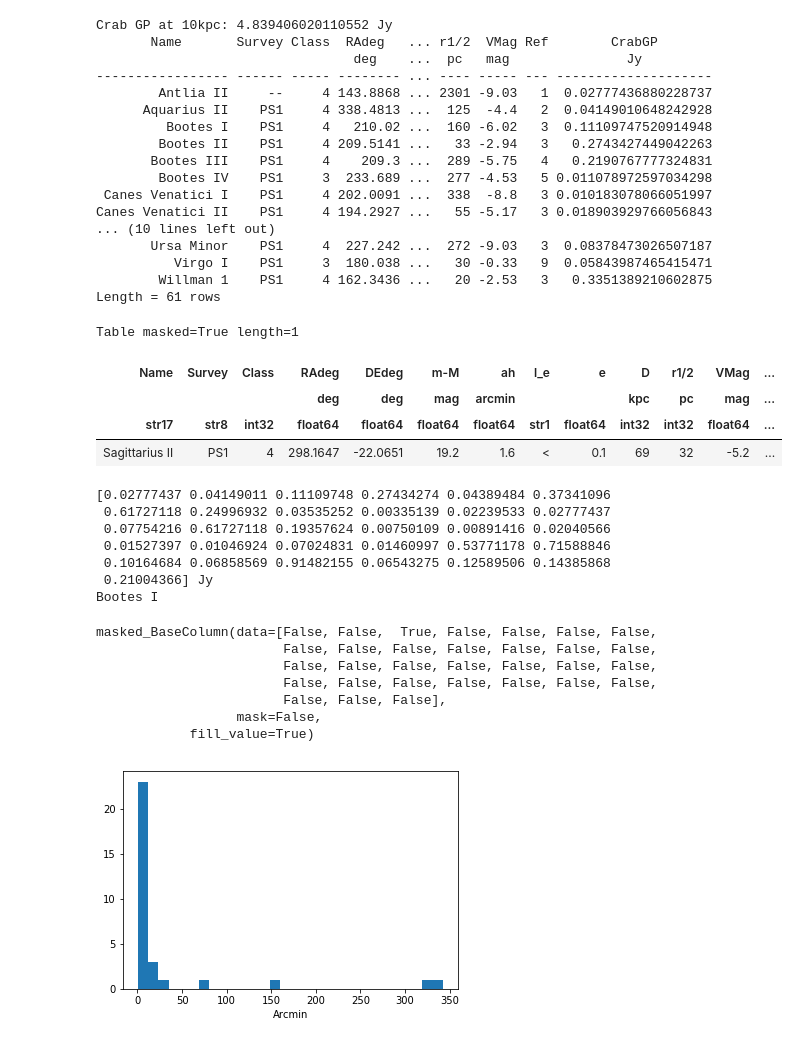
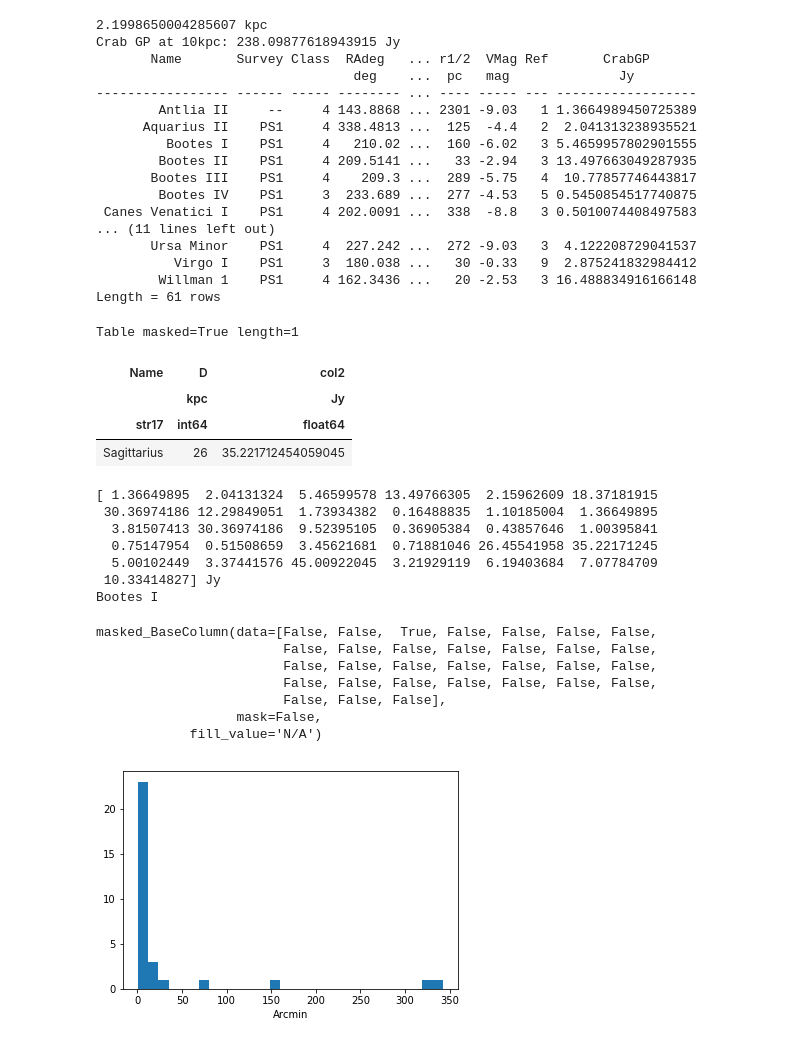
Before and after one commit to hqiu-nju/xuanming, a Jupyter notebook: Dwarf Galaxy Search sensitivity.ipynb, the cells around one changed output. Drawn from its saved outputs; the diff is of its cells as text; code cells hidden in the pictures.

```diff
--- a/Dwarf Galaxy Search sensitivity.ipynb
+++ b/Dwarf Galaxy Search sensitivity.ipynb
@@ -14,47 +14,48 @@ distance=np.array(data['D'])## distance of these galaxies in kpc
 ### Crab pulsar let's say 1kJy for a reasonable example?
 crabgp=1000*units.Jy
 crabgp=100*units.Jy ## 1.4 GHz based on -3.3 scale
-#crabgp=9.8e3*units.Jy ## 1kJy at 1.4 GHz
+crabgp=4.92e3*units.Jy ## 1kJy at 1.4 GHz
 
 
 
 crab=(7175*units.lightyear).to(units.kpc)
+print (crab)
 crab_pf=14*units.mJy.to(units.Jy)
 
 vela_pf=1100*units.mJy.to(units.Jy)
 vela=0.28*units.kpc
 
-mockcrab=crabgp*crab**2/(distance*units.kpc)**2
+mockcrab=crabgp*(crab**2)/((distance*units.kpc)**2)
 print('Crab GP at 10kpc:',crabgp*crab**2/(10*units.kpc)**2)
 
 data.add_column(col=mockcrab,name='CrabGP')
 print (data) ## if you want to have a look at the whole table
 # %% [output]
-Crab GP at 10kpc: 4.839406020110552 Jy
-       Name       Survey Class  RAdeg   ... r1/2  VMag Ref        CrabGP
-                                 deg    ...  pc   mag               Jy
------------------ ------ ----- -------- ... ---- ----- --- --------------------
-        Antlia II     --     4 143.8868 ... 2301 -9.03   1  0.02777436880228737
-      Aquarius II    PS1     4 338.4813 ...  125  -4.4   2  0.04149010648242928
-         Bootes I    PS1     4   210.02 ...  160 -6.02   3  0.11109747520914948
-        Bootes II    PS1     4 209.5141 ...   33 -2.94   3   0.2743427449042263
-       Bootes III    PS1     4    209.3 ...  289 -5.75   4   0.2190767777324831
-        Bootes IV    PS1     3  233.689 ...  277 -4.53   5 0.011078972597034298
- Canes Venatici I    PS1     4 202.0091 ...  338  -8.8   3 0.010183078066051997
-Canes Venatici II    PS1     4 194.2927 ...   55 -5.17   3 0.018903929766056843
-... (10 lines left out)
-       Ursa Minor    PS1     4  227.242 ...  272 -9.03   3  0.08378473026507187
-          Virgo I    PS1     3  180.038 ...   30 -0.33   9  0.05843987465415471
-        Willman 1    PS1     4 162.3436 ...   20 -2.53   3   0.3351389210602875
+2.1998650004285607 kpc
+Crab GP at 10kpc: 238.09877618943915 Jy
+       Name       Survey Class  RAdeg   ... r1/2  VMag Ref       CrabGP
+                                 deg    ...  pc   mag              Jy
+----------------- ------ ----- -------- ... ---- ----- --- ------------------
+        Antlia II     --     4 143.8868 ... 2301 -9.03   1 1.3664989450725389
+      Aquarius II    PS1     4 338.4813 ...  125  -4.4   2  2.041313238935521
+         Bootes I    PS1     4   210.02 ...  160 -6.02   3 5.4659957802901555
+        Bootes II    PS1     4 209.5141 ...   33 -2.94   3 13.497663049287935
+       Bootes III    PS1     4    209.3 ...  289 -5.75   4  10.77857746443817
+        Bootes IV    PS1     3  233.689 ...  277 -4.53   5 0.5450854517740875
+ Canes Venatici I    PS1     4 202.0091 ...  338  -8.8   3 0.5010074408497583
+... (11 lines left out)
+       Ursa Minor    PS1     4  227.242 ...  272 -9.03   3  4.122208729041537
+          Virgo I    PS1     3  180.038 ...   30 -0.33   9  2.875241832984412
+        Willman 1    PS1     4 162.3436 ...   20 -2.53   3 16.488834916166148
 Length = 61 rows
 # %%
-data[data['Name']=='Sagittarius II']
+data['Name', "D",'CrabGP'][data["Name"]=='Sagittarius']
 # %% [output]
 Table masked=True length=1
-| Name | Survey | Class | RAdeg | DEdeg | m-M | ah | l_e | e | D | r1/2 | VMag | ... |
-|  |  |  | deg | deg | mag | arcmin |  |  | kpc | pc | mag | ... |
-| str17 | str8 | int32 | float64 | float64 | float64 | float64 | str1 | float64 | int32 | int32 | float64 | ... |
-| Sagittarius II | PS1 | 4 | 298.1647 | -22.0651 | 19.2 | 1.6 | < | 0.1 | 69 | 32 | -5.2 | ... |
+| Name | D | col2 |
+|  | kpc | Jy |
+| str17 | int64 | float64 |
+| Sagittarius | 26 | 35.221712454059045 |
 # %%
 hi_query=np.loadtxt('query.txt',dtype=str,delimiter='\t')[1:]
 #name          halpha_mag      h1_21_cm_mag                log_h1_mass
@@ -76,12 +77,12 @@ f.close()
 print(hi_query[0][0])
 pks_targets["Name"]==hi_query[0][0]
 # %% [output]
-[0.02777437 0.04149011 0.11109748 0.27434274 0.04389484 0.37341096
- 0.61727118 0.24996932 0.03535252 0.00335139 0.02239533 0.02777437
- 0.07754216 0.61727118 0.19357624 0.00750109 0.00891416 0.02040566
- 0.01527397 0.01046924 0.07024831 0.01460997 0.53771178 0.71588846
- 0.10164684 0.06858569 0.91482155 0.06543275 0.12589506 0.14385868
- 0.21004366] Jy
+[ 1.36649895  2.04131324  5.46599578 13.49766305  2.15962609 18.37181915
+ 30.36974186 12.29849051  1.73934382  0.16488835  1.10185004  1.36649895
+  3.81507413 30.36974186  9.52395105  0.36905384  0.43857646  1.00395841
+  0.75147954  0.51508659  3.45621681  0.71881046 26.45541958 35.22171245
+  5.00102449  3.37441576 45.00922045  3.21929119  6.19403684  7.07784709
+ 10.33414827] Jy
 Bootes I
 masked_BaseColumn(data=[False, False,  True, False, False, False, False,
                         False, False, False, False, False, False, False,
@@ -89,7 +90,7 @@ masked_BaseColumn(data=[False, False,  True, False, False, False, False,
                         False, False, False, False, False, False, False,
                         False, False, False],
                   mask=False,
-            fill_value=True)
+            fill_value='N/A')
 # %%
 plt.hist(pks_targets['ah'],bins=30)
 plt.xlabel("Arcmin")
```
Also changed, not shown: parts of 4 cells of this notebook.
